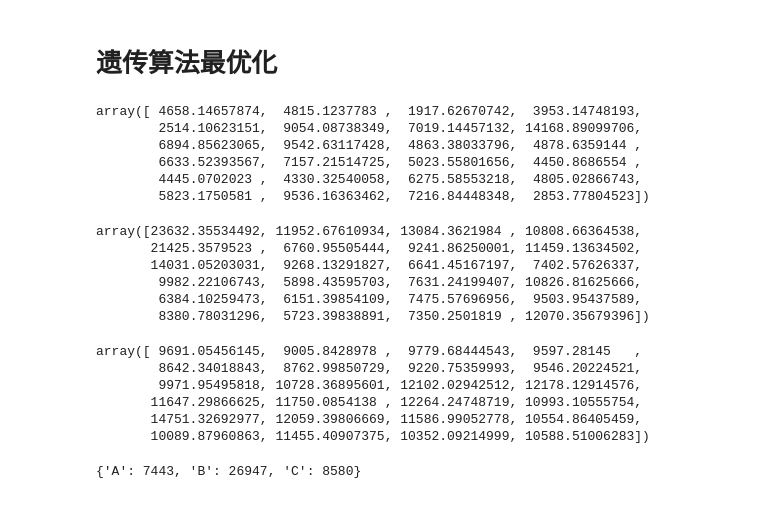
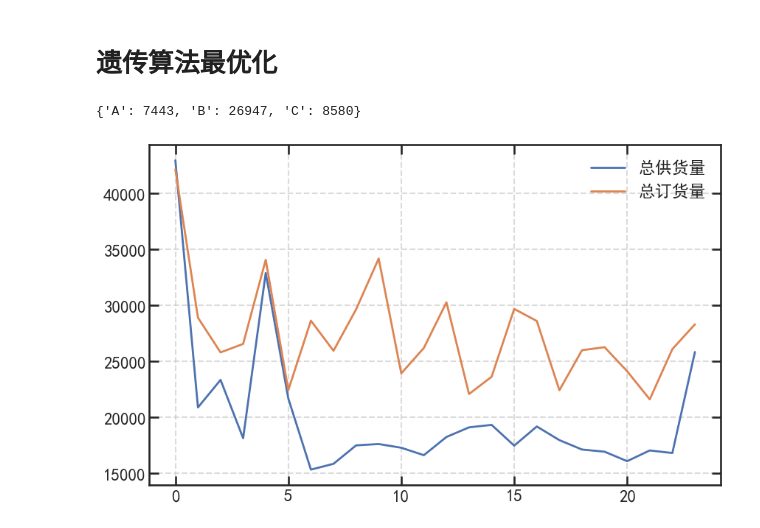
Before and after one commit to XingjianLee/2025-CUMCM2021C, a Jupyter notebook: 问题二.ipynb, the cells around one changed output. Cells and saved outputs as stored; diff of their text form; code cells hidden in the pictures.

```diff
--- a/问题二.ipynb
+++ b/问题二.ipynb
@@ -315,34 +340,18 @@ def get_supply(individual, week):
         mat = materials[idx]
         supply[mat] += supply_data[idx][week]
     return supply
-# %%
-demand_A
-# %% [output]
-array([ 4658.14657874,  4815.1237783 ,  1917.62670742,  3953.14748193,
-        2514.10623151,  9054.08738349,  7019.14457132, 14168.89099706,
-        6894.85623065,  9542.63117428,  4863.38033796,  4878.6359144 ,
-        6633.52393567,  7157.21514725,  5023.55801656,  4450.8686554 ,
-        4445.0702023 ,  4330.32540058,  6275.58553218,  4805.02866743,
-        5823.1750581 ,  9536.16363462,  7216.84448348,  2853.77804523])
-# %%
-demand_B
-# %% [output]
-array([23632.35534492, 11952.67610934, 13084.3621984 , 10808.66364538,
-       21425.3579523 ,  6760.95505444,  9241.86250001, 11459.13634502,
-       14031.05203031,  9268.13291827,  6641.45167197,  7402.57626337,
-        9982.22106743,  5898.43595703,  7631.24199407, 10826.81625666,
-        6384.10259473,  6151.39854109,  7475.57696956,  9503.95437589,
-        8380.78031296,  5723.39838891,  7350.2501819 , 12070.35679396])
-# %%
-demand_C
-# %% [output]
-array([ 9691.05456145,  9005.8428978 ,  9779.68444543,  9597.28145   ,
-        8642.34018843,  8762.99850729,  9220.75359993,  9546.20224521,
-        9971.95495818, 10728.36895601, 12102.02942512, 12178.12914576,
-       11647.29866625, 11750.0854138 , 12264.24748719, 10993.10555754,
-       14751.32692977, 12059.39806669, 11586.99052778, 10554.86405459,
-       10089.87960863, 11455.40907375, 10352.09214999, 10588.51006283])
-# %%
-get_supply(np.ones(50, dtype=int), 0)
-# %% [output]
-{'A': 7443, 'B': 26947, 'C': 8580}
+# %%
+get_supply(np.ones(50), 0 )
+# %% [output]
+{'A': 7443, 'B': 26947, 'C': 8580}
+# %%
+sum_supply = supply_data.sum(axis = 0)
+sum_demand = df_demand.iloc[:,:-1].sum(axis = 1).values
+# %%
+plt.figure(figsize=(10,6))
+plt.plot(sum_supply, label="总供货量")
+plt.plot(sum_demand, label="总订货量")
+plt.legend()
+plt.show()
+# %% [output]
+[figure, added]
```
Also changed, not shown: parts of 15 cells of this notebook, 6 other files.
